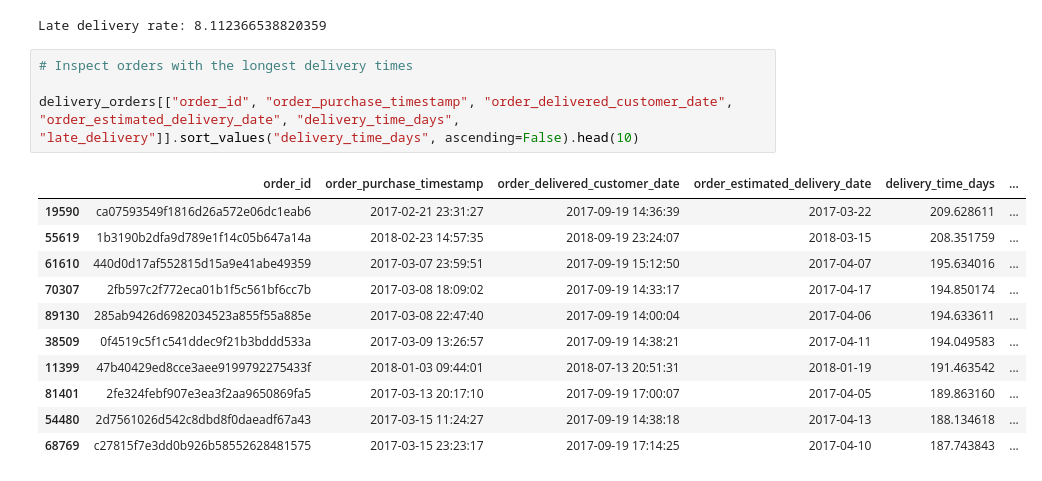
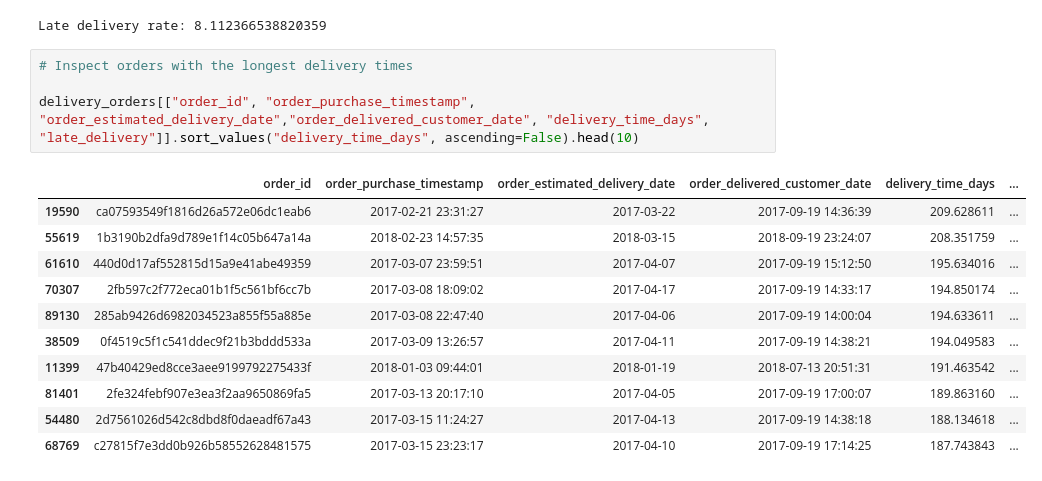
Before and after one commit to estefaniabarrosa/olist-end-to-end-data-analytics, a Jupyter notebook: notebooks/02_eda_business_analysis.ipynb, the cells around one changed output. Cells and saved outputs as stored; diff of their text form.

Commit message:
Complete Q3 customer satisfaction analysis and add final business conclusions

```diff
--- a/notebooks/02_eda_business_analysis.ipynb
+++ b/notebooks/02_eda_business_analysis.ipynb
@@ -815,16 +783,16 @@ Late delivery rate: 8.112366538820359
 # %%
 # Inspect orders with the longest delivery times
 
-delivery_orders[["order_id", "order_purchase_timestamp", "order_delivered_customer_date", "order_estimated_delivery_date", "delivery_time_days", "late_delivery"]].sort_values("delivery_time_days", ascending=False).head(10)
+delivery_orders[["order_id", "order_purchase_timestamp", "order_estimated_delivery_date","order_delivered_customer_date", "delivery_time_days", "late_delivery"]].sort_values("delivery_time_days", ascending=False).head(10)
 # %% [output]
-|  | order_id | order_purchase_timestamp | order_delivered_customer_date | order_estimated_delivery_date | delivery_time_days | ... |
-| 19590 | ca07593549f1816d26a572e06dc1eab6 | 2017-02-21 23:31:27 | 2017-09-19 14:36:39 | 2017-03-22 | 209.628611 | ... |
-| 55619 | 1b3190b2dfa9d789e1f14c05b647a14a | 2018-02-23 14:57:35 | 2018-09-19 23:24:07 | 2018-03-15 | 208.351759 | ... |
-| 61610 | 440d0d17af552815d15a9e41abe49359 | 2017-03-07 23:59:51 | 2017-09-19 15:12:50 | 2017-04-07 | 195.634016 | ... |
-| 70307 | 2fb597c2f772eca01b1f5c561bf6cc7b | 2017-03-08 18:09:02 | 2017-09-19 14:33:17 | 2017-04-17 | 194.850174 | ... |
-| 89130 | 285ab9426d6982034523a855f55a885e | 2017-03-08 22:47:40 | 2017-09-19 14:00:04 | 2017-04-06 | 194.633611 | ... |
-| 38509 | 0f4519c5f1c541ddec9f21b3bddd533a | 2017-03-09 13:26:57 | 2017-09-19 14:38:21 | 2017-04-11 | 194.049583 | ... |
-| 11399 | 47b40429ed8cce3aee9199792275433f | 2018-01-03 09:44:01 | 2018-07-13 20:51:31 | 2018-01-19 | 191.463542 | ... |
-| 81401 | 2fe324febf907e3ea3f2aa9650869fa5 | 2017-03-13 20:17:10 | 2017-09-19 17:00:07 | 2017-04-05 | 189.863160 | ... |
-| 54480 | 2d7561026d542c8dbd8f0daeadf67a43 | 2017-03-15 11:24:27 | 2017-09-19 14:38:18 | 2017-04-13 | 188.134618 | ... |
-| 68769 | c27815f7e3dd0b926b58552628481575 | 2017-03-15 23:23:17 | 2017-09-19 17:14:25 | 2017-04-10 | 187.743843 | ... |
+|  | order_id | order_purchase_timestamp | order_estimated_delivery_date | order_delivered_customer_date | delivery_time_days | ... |
+| 19590 | ca07593549f1816d26a572e06dc1eab6 | 2017-02-21 23:31:27 | 2017-03-22 | 2017-09-19 14:36:39 | 209.628611 | ... |
+| 55619 | 1b3190b2dfa9d789e1f14c05b647a14a | 2018-02-23 14:57:35 | 2018-03-15 | 2018-09-19 23:24:07 | 208.351759 | ... |
+| 61610 | 440d0d17af552815d15a9e41abe49359 | 2017-03-07 23:59:51 | 2017-04-07 | 2017-09-19 15:12:50 | 195.634016 | ... |
+| 70307 | 2fb597c2f772eca01b1f5c561bf6cc7b | 2017-03-08 18:09:02 | 2017-04-17 | 2017-09-19 14:33:17 | 194.850174 | ... |
+| 89130 | 285ab9426d6982034523a855f55a885e | 2017-03-08 22:47:40 | 2017-04-06 | 2017-09-19 14:00:04 | 194.633611 | ... |
+| 38509 | 0f4519c5f1c541ddec9f21b3bddd533a | 2017-03-09 13:26:57 | 2017-04-11 | 2017-09-19 14:38:21 | 194.049583 | ... |
+| 11399 | 47b40429ed8cce3aee9199792275433f | 2018-01-03 09:44:01 | 2018-01-19 | 2018-07-13 20:51:31 | 191.463542 | ... |
+| 81401 | 2fe324febf907e3ea3f2aa9650869fa5 | 2017-03-13 20:17:10 | 2017-04-05 | 2017-09-19 17:00:07 | 189.863160 | ... |
+| 54480 | 2d7561026d542c8dbd8f0daeadf67a43 | 2017-03-15 11:24:27 | 2017-04-13 | 2017-09-19 14:38:18 | 188.134618 | ... |
+| 68769 | c27815f7e3dd0b926b58552628481575 | 2017-03-15 23:23:17 | 2017-04-10 | 2017-09-19 17:14:25 | 187.743843 | ... |
```
Also changed, not shown: parts of 90 cells of this notebook.
